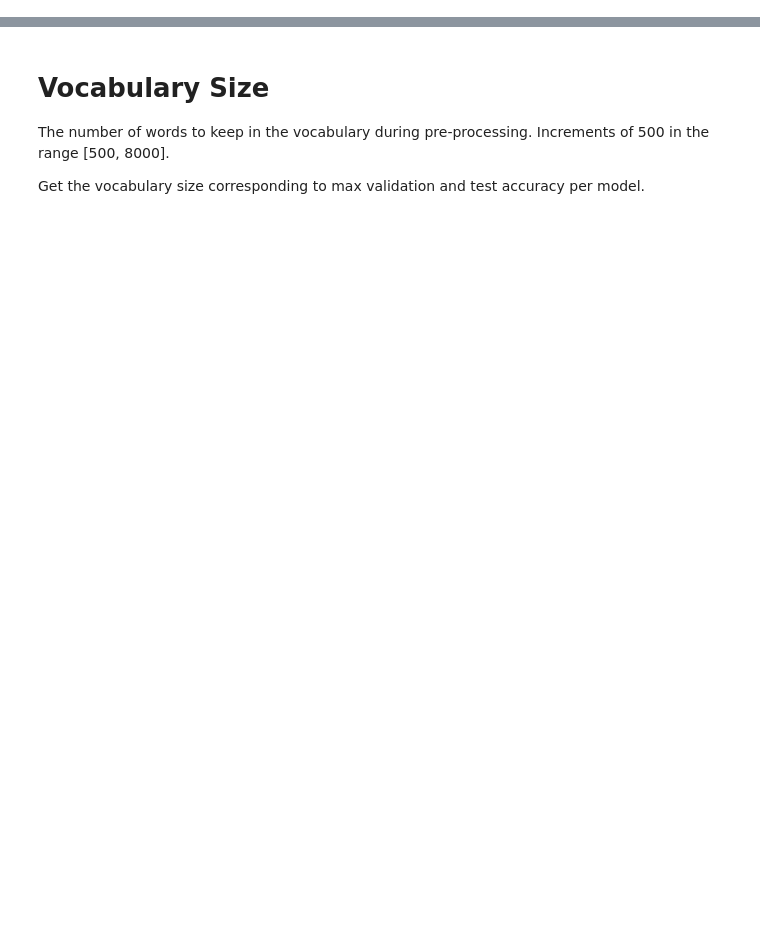
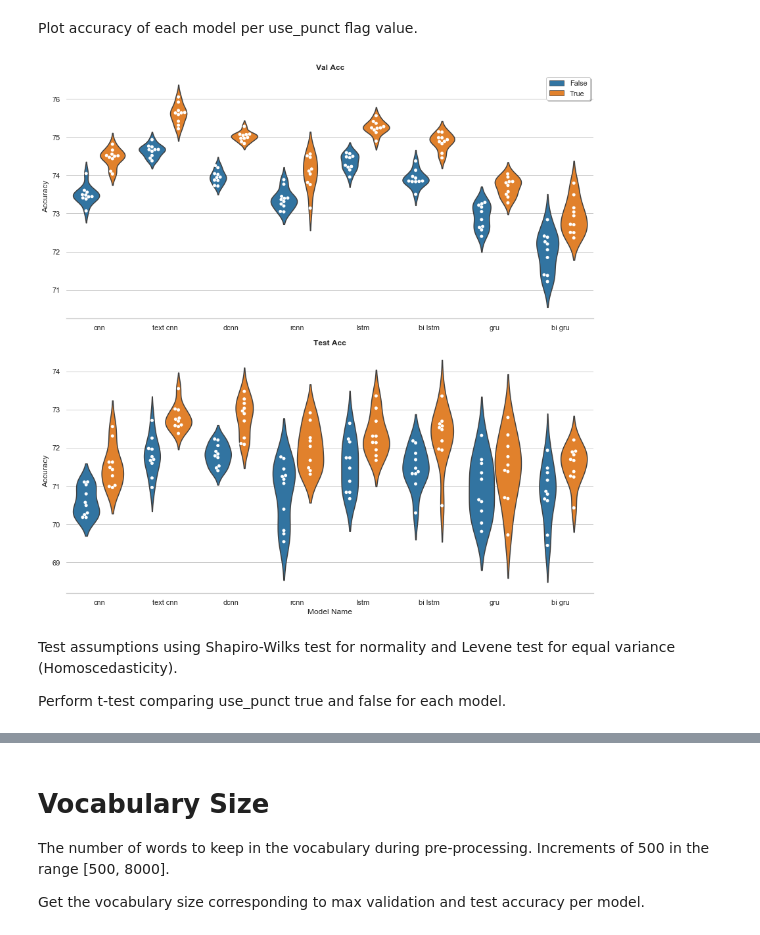
Before and after one commit to NathanDuran/Sentence-Encoding-for-DA-Classification, a Jupyter notebook: data_processing/results.ipynb, the cells around one changed output, grey strips where cells are left out. Saved outputs shown, nothing was run; the diff lists cells and outputs as text; code cells hidden in the pictures; blank space fills up the shorter version.

```diff
--- a/data_processing/results.ipynb
+++ b/data_processing/results.ipynb
@@ -15,0 +52,19 @@ text_data = [line.decode('utf-8').rstrip('\r\n') for line in urlopen(base_url +
+# %% [markdown]
+Plot accuracy of each model per use_punct flag value.
+# %%
+# TODO remove test data
+# Get test and validation accuracy for each model
+punc_acc_data = punc_data.drop(punc_data.columns.difference(['model_name', exp_param, 'val_acc', 'test_acc']), axis=1)
+punc_acc_data = punc_acc_data.rename(columns={'val_acc': 'Val Acc', 'test_acc': 'Test Acc'})
+punc_acc_data = punc_acc_data.melt(id_vars=['model_name', exp_param])
+
+g, fig = plot_facetgrid(punc_acc_data, x="model_name", y="value", hue=exp_param, col='variable', kind='swarm_violin',
+                            num_legend_col=1, y_label='Accuracy', x_label='Model Name',
+                            share_y=False, num_col=1, dodge=True, colour='default')
+# g.savefig(os.path.join(task_name, exp_param ,exp_param + '_accuracy.png'))
+# %% [output]
+[figure, added]
+# %% [markdown]
+Test assumptions using Shapiro-Wilks test for normality and Levene test for equal variance (Homoscedasticity).
+
+Perform t-test comparing use_punct true and false for each model.
```
Also changed, not shown: parts of 38 cells of this notebook, 6 other files.
